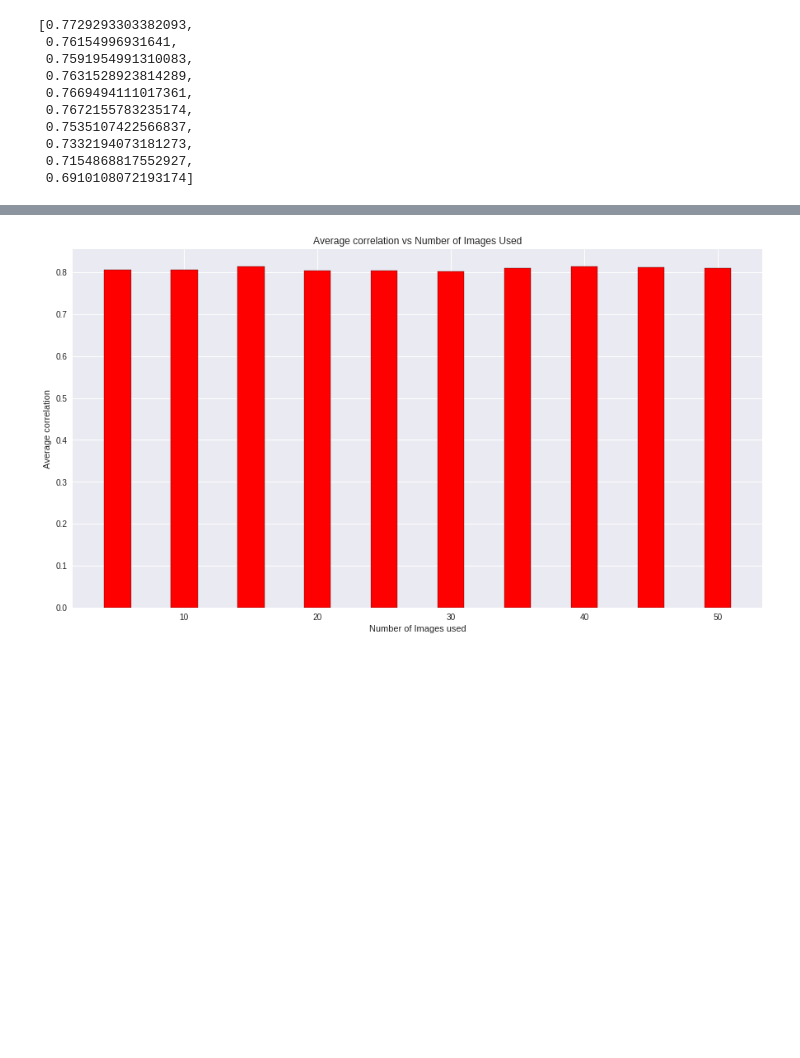
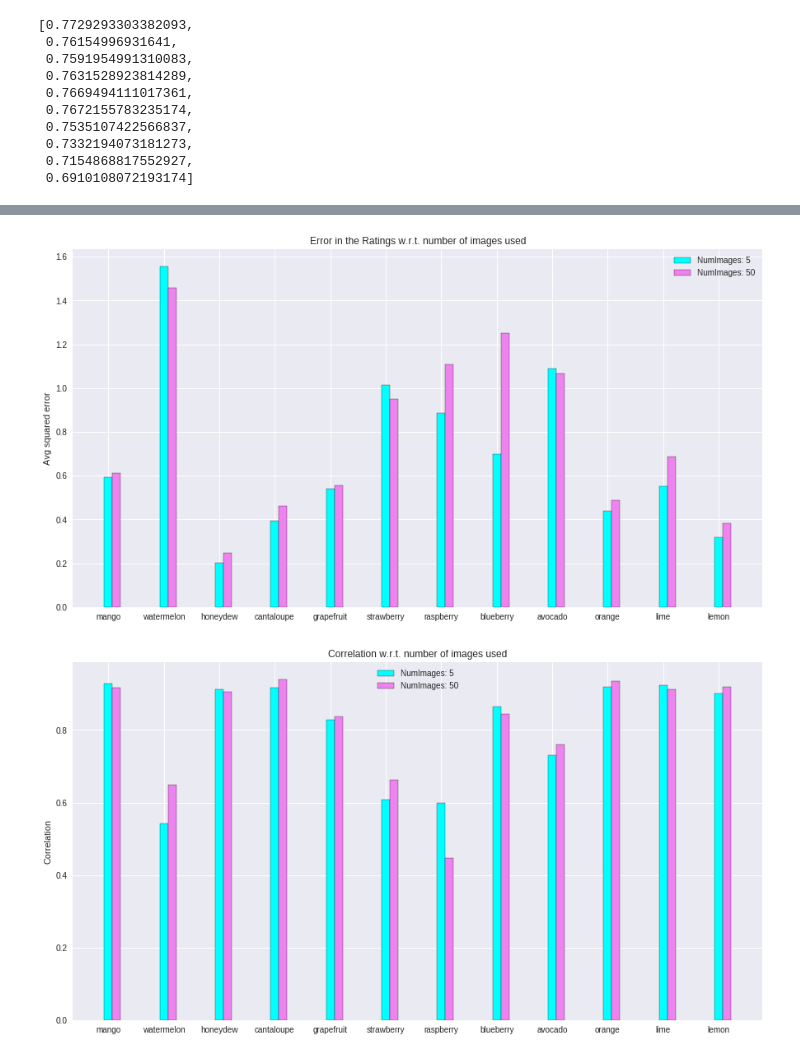
Before and after one commit to Raginii/Color-Concept-Associations-using-Google-Images, a Jupyter notebook: AnalysisWithVaryingNumberOfImages.ipynb, the cells around one changed output, grey strips where cells are left out. Cells and saved outputs as stored; diff of their text form; code cells hidden in the pictures; blank space fills up the shorter version.

Commit message:
Added plots for 5 and 50

```diff
--- a/AnalysisWithVaryingNumberOfImages.ipynb
+++ b/AnalysisWithVaryingNumberOfImages.ipynb
@@ -104,7 +104,8 @@ def getAvgErrCorr(strtInd, X, y):
         error.append(sqErr)
         correlation.append(corrCoeff)
 
-    return np.mean(error), np.mean(correlation)
+    #return np.mean(error), np.mean(correlation)
+    return error, correlation, np.mean(error), np.mean(correlation)
 # %% [markdown]
 ## Prepare the datset to include top images of every fruit -- 5,10,15,20, .. 50
 # %%
@@ -132,7 +133,7 @@ for i in n:
     y = np.copy(yTemp)
 #   print(startInd)
 #   print(X.shape)
-  e,c = getAvgErrCorr(startInd,X,y)
+  _, _, e,c = getAvgErrCorr(startInd,X,y)
   avgErr.append(e)
   avgCorr.append(c)
 # %%
@@ -160,9 +167,0 @@ plt.show()
-# %%
-fig = plt.figure(figsize=(15,8))
-plt.bar(n,avgCorr,width = 2, color = 'red', edgecolor = 'k')
-plt.title("Average correlation vs Number of Images Used")
-plt.xlabel('Number of Images used')
-plt.ylabel("Average correlation")
-plt.show()
-# %% [output]
-[figure, removed]
@@ -168,0 +191,26 @@ plt.show()
+# %%
+plt.close('all')
+barWidth = 1.5
+r1 = range(1,121,10)
+r2 = [x + barWidth for x in r1]
+
+fig = plt.figure(figsize=(15,8))
+plt.bar(r1,err[0],width = barWidth, color = 'cyan', edgecolor = 'black',label='NumImages: 5')
+plt.bar(r2,err[1],width = barWidth, color = 'violet', edgecolor = 'black',label='NumImages: 50')
+plt.xticks(range(1,121,10),allConcepts)
+plt.title("Error in the Ratings w.r.t. number of images used")
+plt.ylabel('Avg squared error')
+plt.legend()
+
+fig = plt.figure(figsize=(15,8))
+plt.bar(r1,corr[0],width = barWidth, color = 'cyan', edgecolor = 'black',label='NumImages: 5')
+plt.bar(r2,corr[1],width = barWidth, color = 'violet', edgecolor = 'black',label='NumImages: 50')
+plt.xticks(range(1,121,10),allConcepts)
+plt.title("Correlation w.r.t. number of images used")
+plt.ylabel('Correlation')
+plt.legend()
+
+plt.show()
+# %% [output]
+[figure, added]
+[figure, added]
```
Also changed, not shown: parts of 2 cells of this notebook.
